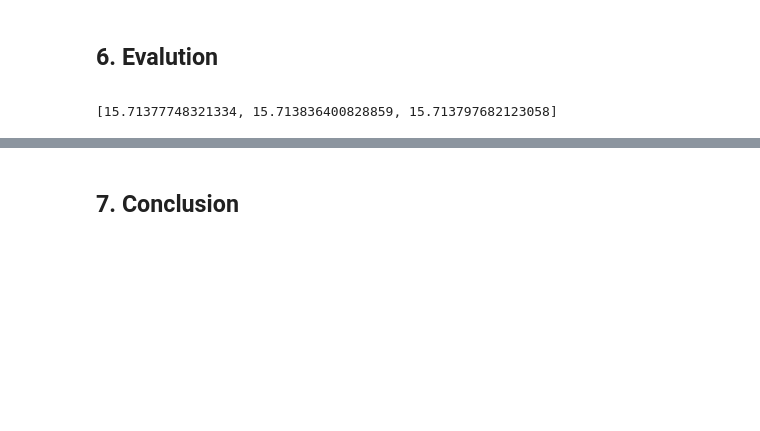
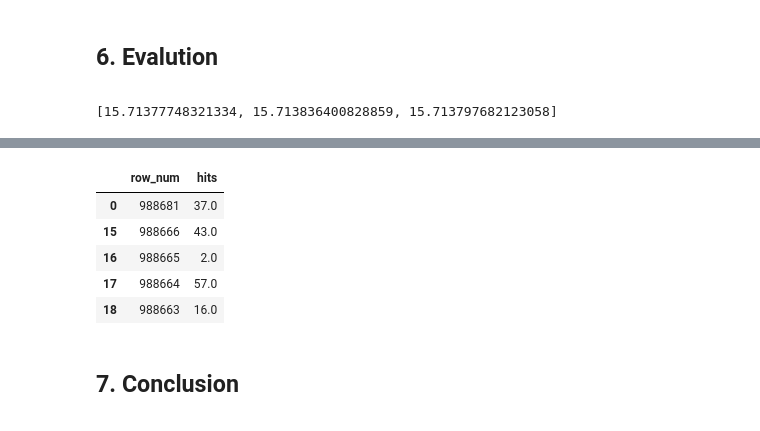
Before and after one commit to confused-pandas/trivago-predicting-hits, a Jupyter notebook: trivago.ipynb, the cells around one changed output, grey strips where cells are left out. Cells and saved outputs as stored; diff of their text form; code cells hidden in the pictures; blank space fills up the shorter version.

```diff
--- a/trivago.ipynb
+++ b/trivago.ipynb
@@ -365,6 +389,9 @@ len(train_without_missing_session)
 # I concatenate missing sessions with the data set from which I removed outliers
 train_only_missing_session = train[train.session_durantion.isnull()]
 train = pd.concat([train_without_missing_session, train_only_missing_session])
+# %%
+test_only_missing_session = test[test.session_durantion.isnull()]
+test = pd.concat([test_without_missing_session, test_only_missing_session])
 # %% [markdown]
 ## 4. Missing values imputation
 <a id="impute_missing"></a>
@@ -388,3 +426,5 @@ It makes me think that the mean would not be relevant. However, the median is th
 # %%
+# Median imputation
 train.session_durantion.replace(np.nan, train.session_durantion.median(), inplace=True)
+test.session_durantion.replace(np.nan, test.session_durantion.median(), inplace=True)
 # %%
@@ -1008,0 +1064,33 @@ pd.DataFrame({"Model":models, "Score":score_list}).sort_values("Score", ascendin
+# %%
+def best_model(train, test):
+    print('Predicting test hits.')
+    numeric_features = ['session_durantion']
+    categorical_features = ['locale', 'hour_of_day', 'day_of_week', 'agent_id', 'entry_page', 'traffic_type']
+
+    numeric_transformer = Pipeline(steps=[
+        ('log_transform', FunctionTransformer(np.log1p, validate=True))])
+
+    categorical_transformer = Pipeline(steps=[
+    ('onehot', OneHotEncoder(handle_unknown='ignore'))])
+
+    preprocessor = ColumnTransformer(
+    transformers=[
+        ('num', numeric_transformer, numeric_features),
+        ('cat', categorical_transformer, categorical_features)])
+
+    model  = Pipeline(steps=[('preprocessor', preprocessor),
+                      ('xgboost', xgb.XGBRegressor(subsample=0.6, min_child_weight=5, max_depth= 5, gamma=0.5, colsample_bytree=0.6, verbose_eval=50))])
+
+    X_train = train.drop(columns=['row_num', 'hits'])
+    y_train = train['hits'].astype('int')
+
+    X_test = test.drop(columns=['row_num', 'hits'])
+
+    model.fit(X_train, y_train)
+    y_test = model.predict(X_test)
+
+    test['hits'] = np.round(np.maximum(y_test, 0))
+
+    return test[['row_num', 'hits']]
+# %%
+y_pred = best_model(train, test)
@@ -1008,0 +1100,9 @@ pd.DataFrame({"Model":models, "Score":score_list}).sort_values("Score", ascendin
+# %%
+y_pred.head()
+# %% [output]
+|  | row_num | hits |
+| 0 | 988681 | 37.0 |
+| 15 | 988666 | 43.0 |
+| 16 | 988665 | 2.0 |
+| 17 | 988664 | 57.0 |
+| 18 | 988663 | 16.0 |
```
Also changed, not shown: parts of 36 cells of this notebook.
